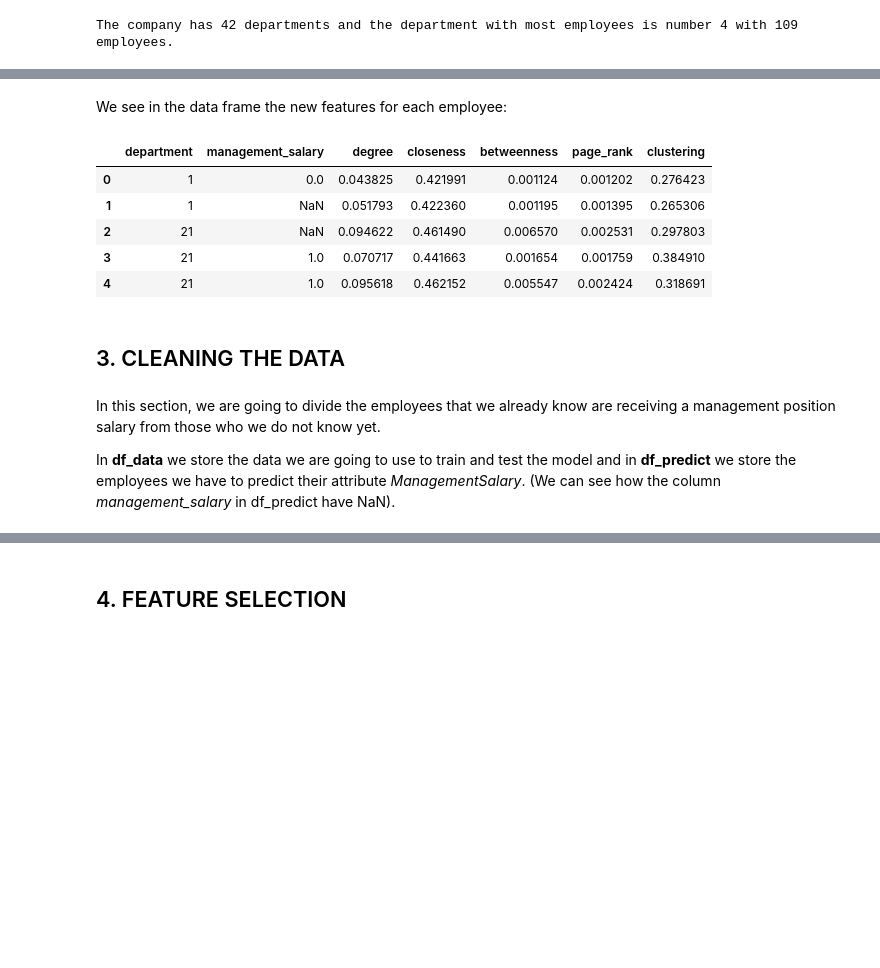
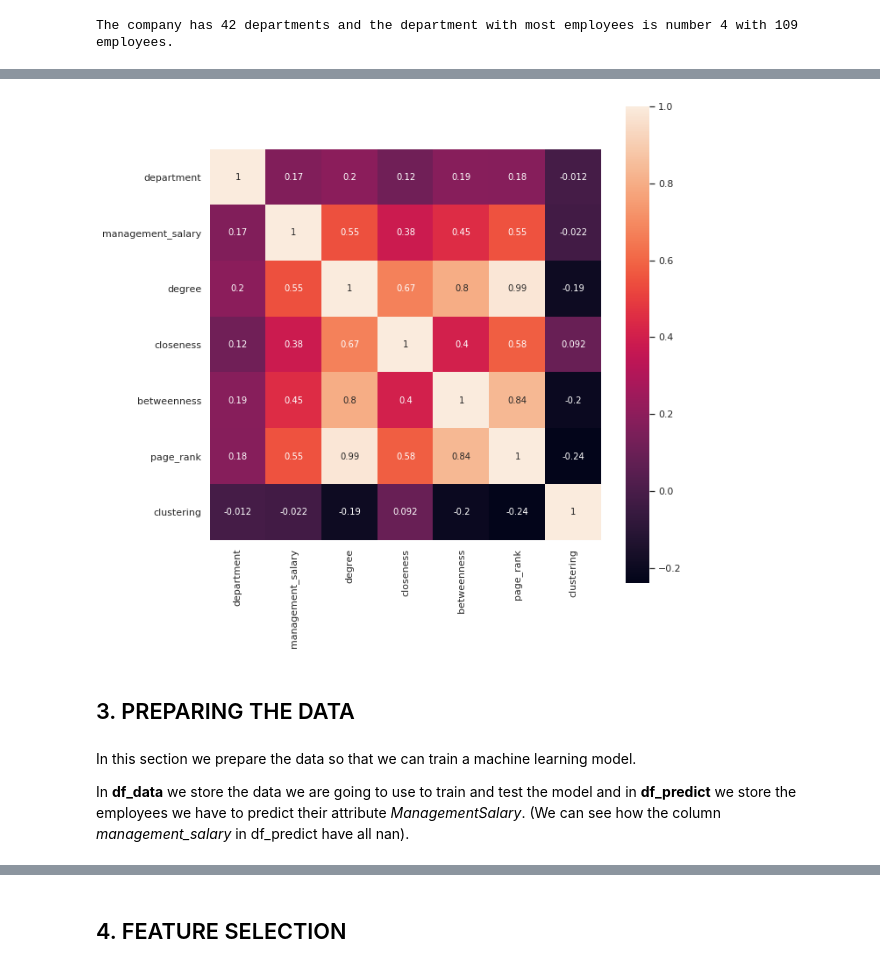
Before and after one commit to Albert-AGM/email_network, a Jupyter notebook: email_network.ipynb, the cells around one changed output, grey strips where cells are left out. Cells and saved outputs as stored; diff of their text form; code cells hidden in the pictures; blank space fills up the shorter version.

```diff
--- a/email_network.ipynb
+++ b/email_network.ipynb
@@ -107,18 +201,14 @@ df['clustering'] = pd.Series(nx.clustering(G))
-# %% [markdown]
-We see in the data frame the new features for each employee:
-# %%
-df.head()
-# %% [output]
-|  | department | management_salary | degree | closeness | betweenness | page_rank | clustering |
-| 0 | 1 | 0.0 | 0.043825 | 0.421991 | 0.001124 | 0.001202 | 0.276423 |
-| 1 | 1 | NaN | 0.051793 | 0.422360 | 0.001195 | 0.001395 | 0.265306 |
-| 2 | 21 | NaN | 0.094622 | 0.461490 | 0.006570 | 0.002531 | 0.297803 |
-| 3 | 21 | 1.0 | 0.070717 | 0.441663 | 0.001654 | 0.001759 | 0.384910 |
-| 4 | 21 | 1.0 | 0.095618 | 0.462152 | 0.005547 | 0.002424 | 0.318691 |
+# %%
+corrmat = df.corr()
+fig, ax = plt.subplots(figsize=(10,10))
+sns.heatmap(corrmat, square=True, annot=True, ax=ax)
+plt.show()
+# %% [output]
+[figure, added]
 # %% [markdown]
-## 3. CLEANING THE DATA
+## 3. PREPARING THE DATA
 # %% [markdown]
-In this section, we are going to divide the employees that we already know are receiving a management position salary from those who we do not know yet.
+In this section we prepare the data so that we can train a machine learning model.
 
-In **df_data** we store the data we are going to use to train and test the model and in **df_predict** we store the employees we have to predict their attribute *ManagementSalary*. (We can see how the column *management_salary* in df_predict have NaN).
+In **df_data** we store the data we are going to use to train and test the model and in **df_predict** we store the employees we have to predict their attribute *ManagementSalary*. (We can see how the column *management_salary* in df_predict have all nan).
 # %%
```
Also changed, not shown: parts of 37 cells of this notebook, 1 other file.
